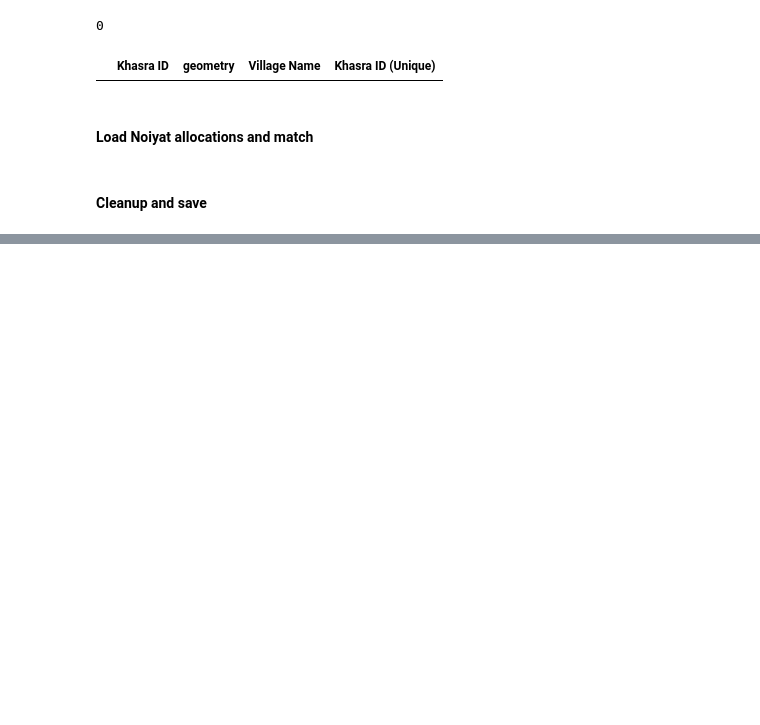
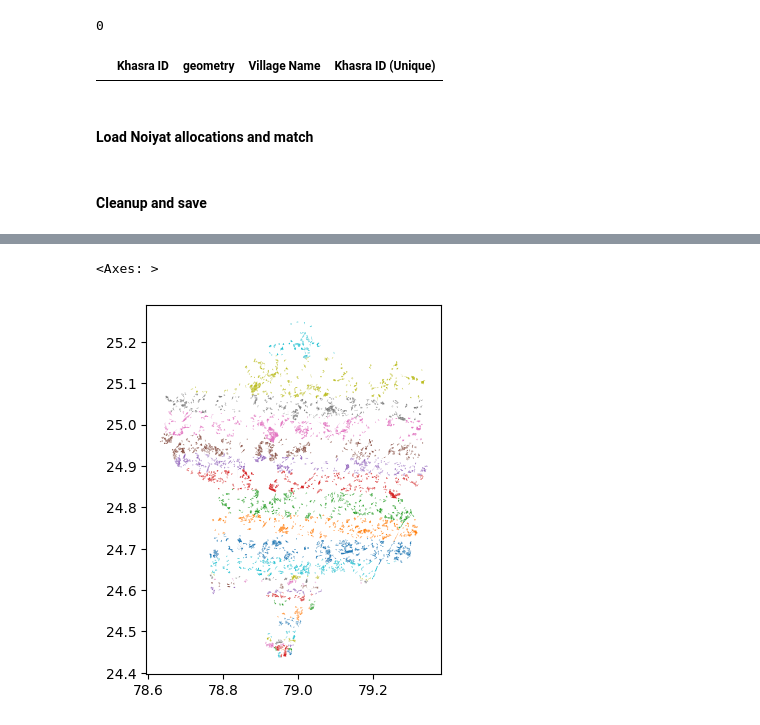
Before and after one commit to IDinsight/idinsight-solar-parks, a Jupyter notebook: notebooks/solar_parks_01_preprocessing.ipynb, the cells around one changed output, grey strips where cells are left out. Drawn from its saved outputs; the diff is of its cells as text; code cells hidden in the pictures; blank space fills up the shorter version.

```diff
--- a/notebooks/solar_parks_01_preprocessing.ipynb
+++ b/notebooks/solar_parks_01_preprocessing.ipynb
@@ -2012,0 +2112,5 @@ save_shapefiles(
+# %%
+tikamgarah_khasras_gdf.plot(column="patch_name", legend=False)
+# %% [output]
+<Axes: >
+[figure, added]
```
Also changed, not shown: parts of 26 cells of this notebook.
